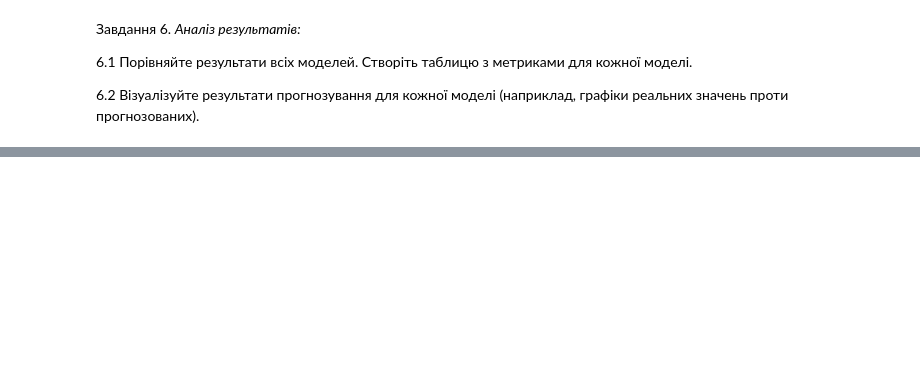
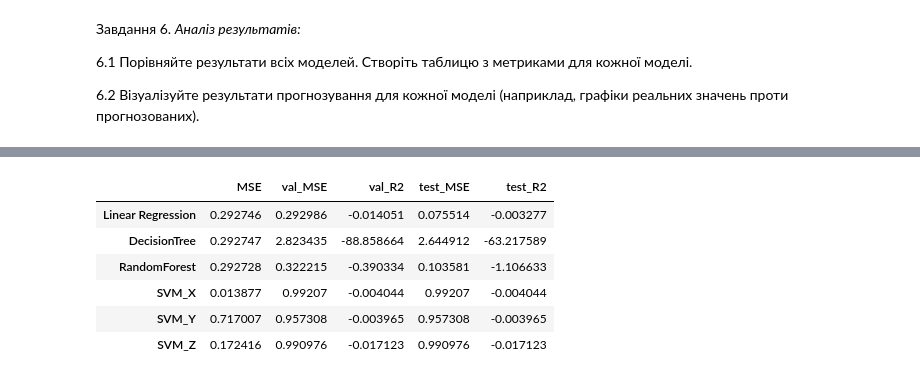
Before and after one commit to g1Den1s-it/ACS-Homework, a Jupyter notebook: AML_practice_3.ipynb, the cells around one changed output, grey strips where cells are left out. Saved outputs shown, nothing was run; the diff lists cells and outputs as text; code cells hidden in the pictures; blank space fills up the shorter version.

```diff
--- a/AML_practice_3.ipynb
+++ b/AML_practice_3.ipynb
@@ -745,17 +827,24 @@ models_narendra = {
 }
 # %%
 # validate data
-index = 0
 for name, model in models_loranz.items():
-    if isinstance(model, sklearn_type.SVR):
-        val_pred = model.predict(val_narendra_x)
-        mse = mean_squared_error(val_narendra_y[:, index], val_pred)
-        r2 = r2_score(val_narendra_y[:, index], val_pred)
-        index +=1
-        print(f"{name} | MSE: {mse}, R^2: {r2} \n")
+    if isinstance(model, dict):
+        for index , (model_name, md) in enumerate(model.items()):
+            val_pred = md.predict(val_lorenz_x)
+            mse = mean_squared_error(val_lorenz_y[:, index], val_pred)
+            r2 = r2_score(val_lorenz_y[:, index], val_pred)
+
+            report_narendra_list.loc[model_name, "val_MSE"] = mse
+            report_narendra_list.loc[model_name, "val_R2"] = r2
+
+            print(f"{model_name} | MSE: {mse}, R^2: {r2} \n")
     else:
         val_pred = model.predict(val_narendra_x)
         mse = mean_squared_error(val_narendra_y, val_pred)
         r2 = r2_score(val_narendra_y, val_pred)
+
+        report_narendra_list.loc[name, "val_MSE"] = mse
+        report_narendra_list.loc[name, "val_R2"] = r2
+
         print(f"{name} | MSE: {mse}, R^2: {r2} \n")
 # %% [output]
@@ -773,16 +862,24 @@ SVM Z | MSE: 0.008957411793541347, R^2: -0.05128522587547346
 # %%
 # Test data
-index = 0
+
 for name, model in models_loranz.items():
-    if isinstance(model, sklearn_type.SVR):
-        test_pred = model.predict(test_narendra_x)
-        mse = mean_squared_error(test_narendra_y[:, index], test_pred)
-        r2 = r2_score(test_narendra_y[:, index], test_pred)
-        index +=1
-        print(f"{name} | MSE: {mse}, R^2: {r2} \n")
+    if isinstance(model, dict):
+        for index , (model_name, md) in enumerate(model.items()):
+            val_pred = md.predict(val_lorenz_x)
+            mse = mean_squared_error(val_lorenz_y[:, index], val_pred)
+            r2 = r2_score(val_lorenz_y[:, index], val_pred)
+
+            report_narendra_list.loc[model_name, "test_MSE"] = mse
+            report_narendra_list.loc[model_name, "test_R2"] = r2
+
+            print(f"{model_name} | MSE: {mse}, R^2: {r2} \n")
     else:
         test_pred = model.predict(test_narendra_x)
         mse = mean_squared_error(test_narendra_y, test_pred)
         r2 = r2_score(test_narendra_y, test_pred)
+
+        report_narendra_list.loc[name, "test_MSE"] = mse
+        report_narendra_list.loc[name, "test_R2"] = r2
+
         print(f"{name} | MSE: {mse}, R^2: {r2} \n")
 # %% [output]
@@ -805,0 +913,10 @@ SVM Z | MSE: 0.5718498632505623, R^2: -0.0023211100008981855
+# %%
+report_narendra_list
+# %% [output]
+|  | MSE | val_MSE | val_R2 | test_MSE | test_R2 |
+| Linear Regression | 0.292746 | 0.292986 | -0.014051 | 0.075514 | -0.003277 |
+| DecisionTree | 0.292747 | 2.823435 | -88.858664 | 2.644912 | -63.217589 |
+| RandomForest | 0.292728 | 0.322215 | -0.390334 | 0.103581 | -1.106633 |
+| SVM_X | 0.013877 | 0.99207 | -0.004044 | 0.99207 | -0.004044 |
+| SVM_Y | 0.717007 | 0.957308 | -0.003965 | 0.957308 | -0.003965 |
+| SVM_Z | 0.172416 | 0.990976 | -0.017123 | 0.990976 | -0.017123 |
```
Also changed, not shown: parts of 28 cells of this notebook.
